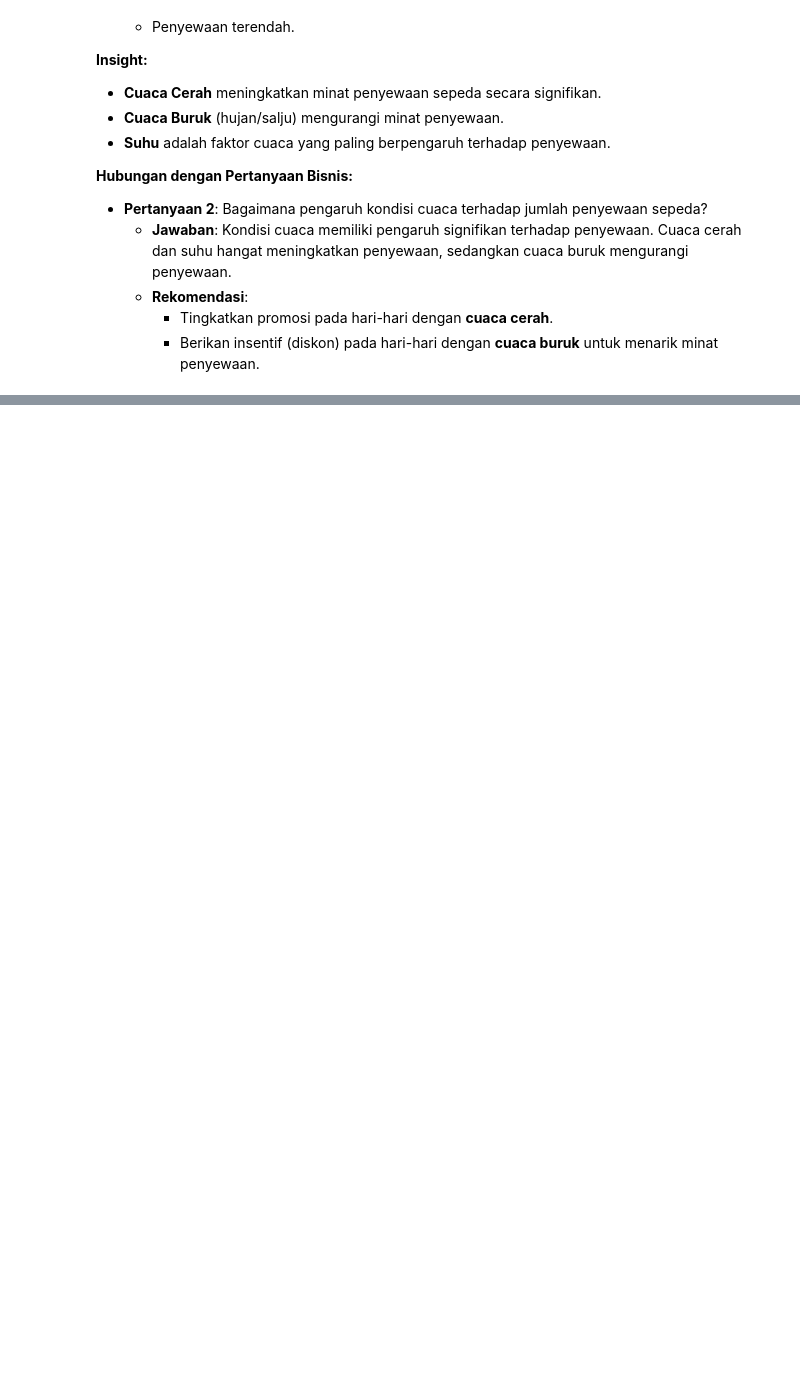
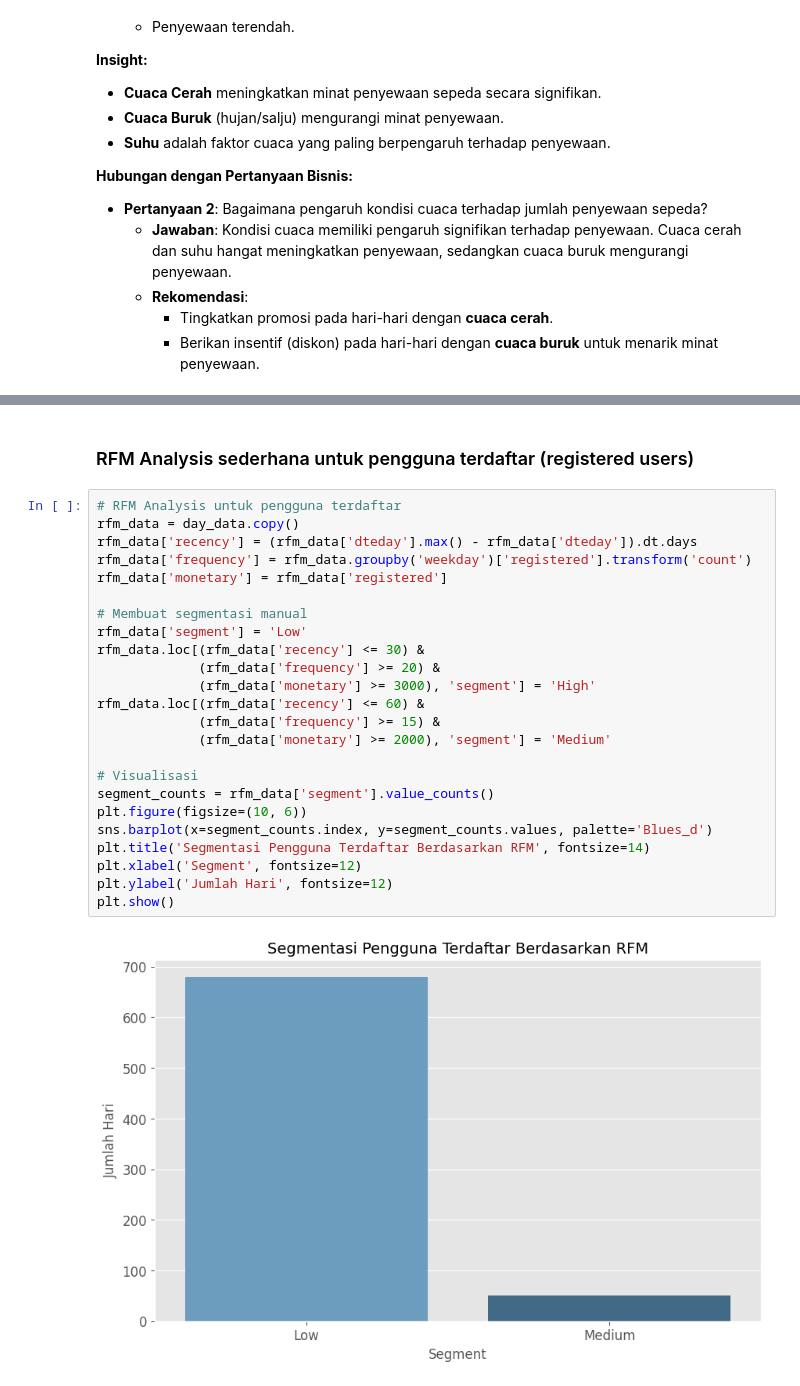
Before and after one commit to hasanfadhlillah/bike-sharing-dashboard, a Jupyter notebook: notebook.ipynb, the cells around one changed output, grey strips where cells are left out. Drawn from its saved outputs; the diff is of its cells as text; blank space fills up the shorter version.

```diff
--- a/notebook.ipynb
+++ b/notebook.ipynb
@@ -851,0 +682,28 @@ Cluster 3: Monday, Tuesday, Wednesday, Thursday
+# %% [markdown]
+### RFM Analysis sederhana untuk pengguna terdaftar (registered users)
+# %%
+# RFM Analysis untuk pengguna terdaftar
+rfm_data = day_data.copy()
+rfm_data['recency'] = (rfm_data['dteday'].max() - rfm_data['dteday']).dt.days
+rfm_data['frequency'] = rfm_data.groupby('weekday')['registered'].transform('count')
+rfm_data['monetary'] = rfm_data['registered']
+
+# Membuat segmentasi manual
+rfm_data['segment'] = 'Low'
+rfm_data.loc[(rfm_data['recency'] <= 30) &
+             (rfm_data['frequency'] >= 20) &
+             (rfm_data['monetary'] >= 3000), 'segment'] = 'High'
+rfm_data.loc[(rfm_data['recency'] <= 60) &
+             (rfm_data['frequency'] >= 15) &
+             (rfm_data['monetary'] >= 2000), 'segment'] = 'Medium'
+
+# Visualisasi
+segment_counts = rfm_data['segment'].value_counts()
+plt.figure(figsize=(10, 6))
+sns.barplot(x=segment_counts.index, y=segment_counts.values, palette='Blues_d')
+plt.title('Segmentasi Pengguna Terdaftar Berdasarkan RFM', fontsize=14)
+plt.xlabel('Segment', fontsize=12)
+plt.ylabel('Jumlah Hari', fontsize=12)
+plt.show()
+# %% [output]
+[figure, added]
```
Also changed, not shown: parts of 23 cells of this notebook, 2 other files.
